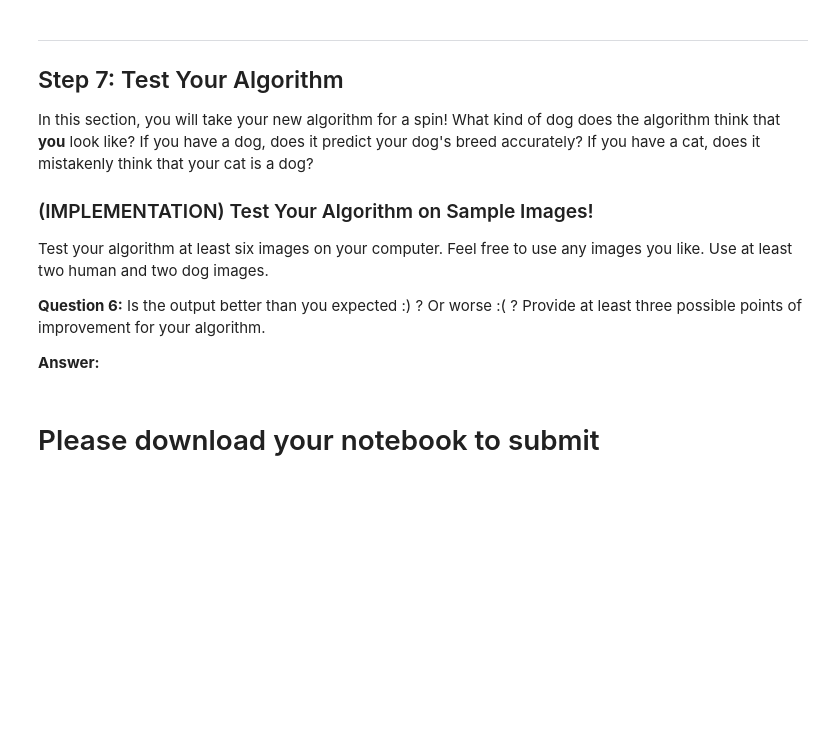
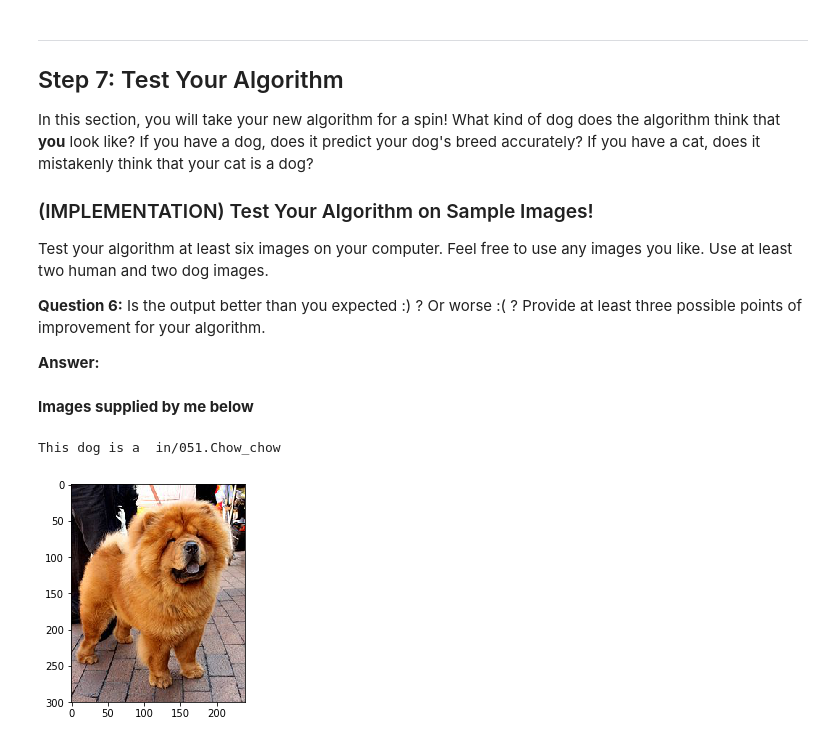
Before and after one commit to gotamist/deep-learning, a Jupyter notebook: dog_app.ipynb, the cells around one changed output. Saved outputs shown, nothing was run; the diff lists cells and outputs as text; code cells hidden in the pictures; blank space fills up the shorter version.

```diff
--- a/dog_app.ipynb
+++ b/dog_app.ipynb
@@ -668,11 +886,11 @@ You are welcome to [augment the training data](https://blog.keras.io/building-po
 # %%
 ### done: Train the model.
 from keras.callbacks import ModelCheckpoint
-checkpointer = ModelCheckpoint(filepath='saved_models/weights.best.Resnet50.hdf5',
+checkpointer = ModelCheckpoint(filepath='saved_models/weights.best.R50ext.hdf5',
                                verbose=1, save_best_only=True)
 
-Resnet50_model.fit(train_Resnet50, train_targets,
-          validation_data=(valid_Resnet50, valid_targets),
+R50ext_model.fit(train_R50ext, train_targets,
+          validation_data=(valid_R50ext, valid_targets),
           epochs=20, batch_size=20, callbacks=[checkpointer], verbose=1)
 # %% [output]
 Train on 6680 samples, validate on 835 samples
@@ -697,7 +915,7 @@ Epoch 20/20
 ### (IMPLEMENTATION) Load the Model with the Best Validation Loss
 # %%
 ### done: Load the model weights with the best validation loss.
-Resnet50_model.load_weights('saved_models/weights.best.Resnet50.hdf5')
+R50ext_model.load_weights('saved_models/weights.best.R50ext.hdf5')
 # %% [markdown]
 ### (IMPLEMENTATION) Test the Model
 
@@ -732,10 +950,10 @@ where `{network}`, in the above filename, should be one of `VGG19`, `Resnet50`,
 ### and returns the dog breed that is predicted by the model.
 from extract_bottleneck_features import *
 
-def Resnet50_predict_breed(img_path):
+def R50ext_predict_breed(img_path):
     # extract bottleneck features
     bottleneck_feature = extract_Resnet50(path_to_tensor(img_path))
     # obtain predicted vector
-    predicted_vector = Resnet50_model.predict(bottleneck_feature)
+    predicted_vector = R50ext_model.predict(bottleneck_feature)
     # return dog breed that is predicted by the model
     return dog_names[np.argmax(predicted_vector)]
@@ -762,0 +984,21 @@ Some sample output for our algorithm is provided below, but feel free to design
+# %%
+%pylab inline
+import matplotlib.pyplot as plt
+import matplotlib.image as mpimg
+%matplotlib inline
+
+def your_dog_breed(img_path):
+    img=mpimg.imread(img_path)
+    if dog_detector(img_path):
+        print('This dog is a ', R50ext_predict_breed(img_path))
+        plt.imshow(img)
+        plt.show()
+    else:
+        if face_detector(img_path):
+            print('This person resembles a', R50ext_predict_breed(img_path))
+            plt.imshow(img)
+            plt.show()
+        else:
+            print( "I don't see a human face or a dog" )
+            plt.imshow(img)
+            plt.show()
@@ -781,2 +1023,7 @@ __Answer:__
-# %% [markdown]
-# Please download your notebook to submit
+# %% [markdown]
+__Images supplied by me below__
+# %%
+your_dog_breed('dog_test/Chow_Chow.jpg')
+# %% [output]
+This dog is a  in/051.Chow_chow
+[figure, added]
```
Also changed, not shown: parts of 53 cells of this notebook.
